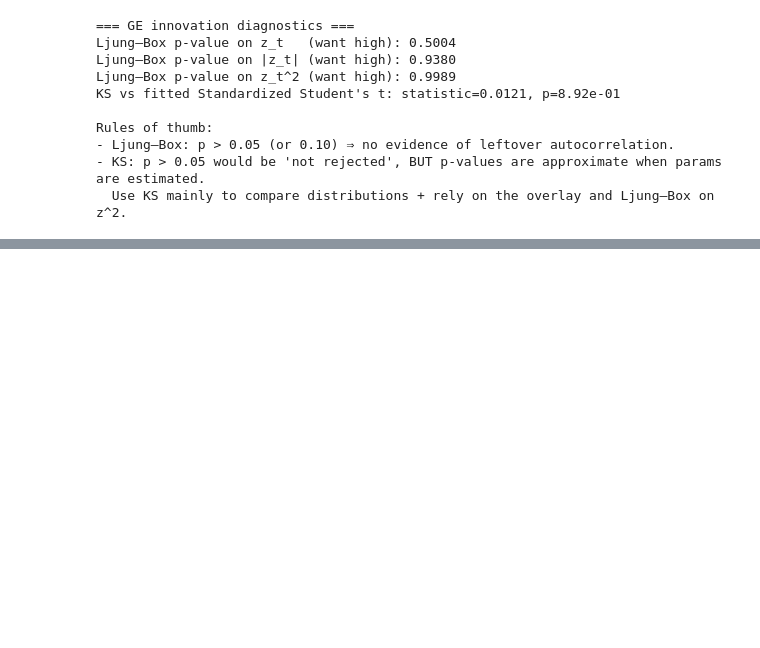
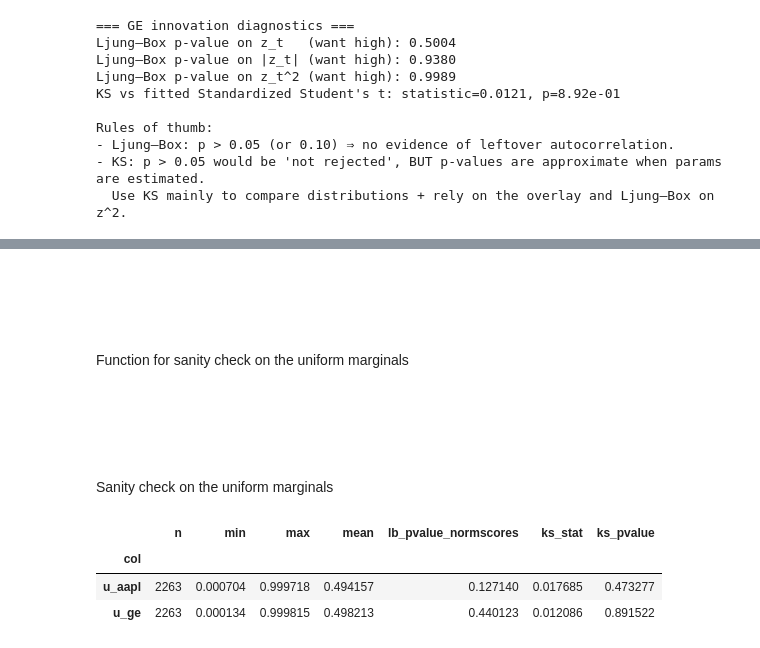
Before and after one commit to isak-drougge/applications-copula-methods-in-finance, a Jupyter notebook: notebooks/01_explore_marginal_distributions.ipynb, the cells around one changed output, grey strips where cells are left out. Saved outputs shown, nothing was run; the diff lists cells and outputs as text; code cells hidden in the pictures; blank space fills up the shorter version.

```diff
--- a/notebooks/01_explore_marginal_distributions.ipynb
+++ b/notebooks/01_explore_marginal_distributions.ipynb
@@ -732,0 +877,3 @@ Rules of thumb:
+# %% [markdown]
+<br><br><br><br>
+Function for sanity check on the uniform marginals
@@ -732,0 +930,10 @@ Rules of thumb:
+# %% [markdown]
+<br><br><br><br>
+Sanity check on the uniform marginals
+# %%
+pit_quality_report(U, lags=20)
+# %% [output]
+|  | n | min | max | mean | lb_pvalue_normscores | ks_stat | ks_pvalue |
+| col |  |  |  |  |  |  |  |
+| u_aapl | 2263 | 0.000704 | 0.999718 | 0.494157 | 0.127140 | 0.017685 | 0.473277 |
+| u_ge | 2263 | 0.000134 | 0.999815 | 0.498213 | 0.440123 | 0.012086 | 0.891522 |
```
Also changed, not shown: parts of 21 cells of this notebook.
